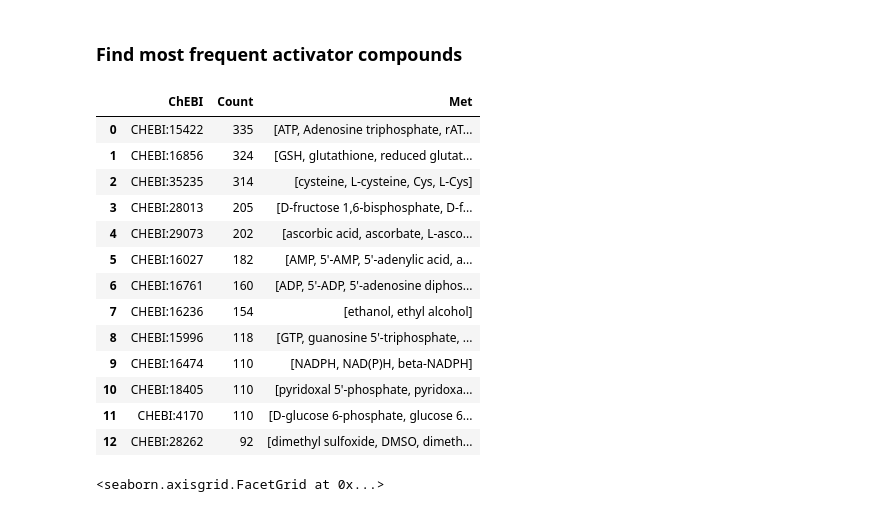
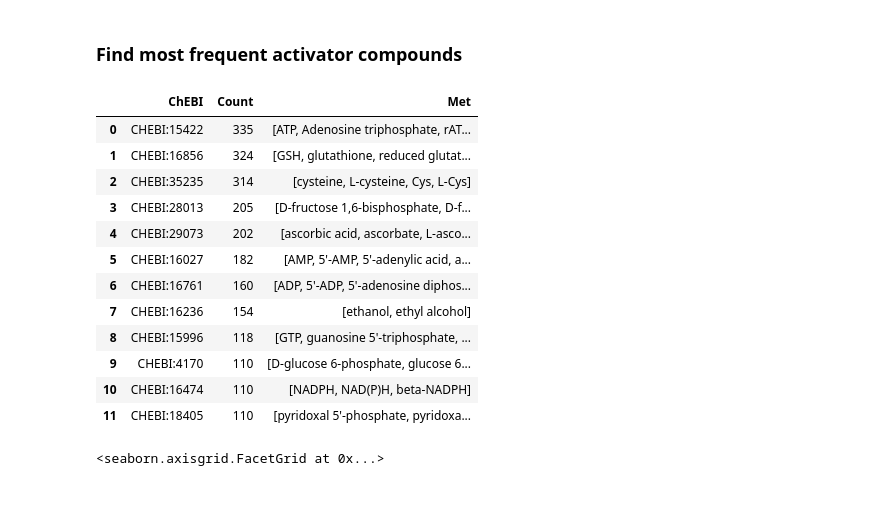
Before and after one commit to elinsroed/predicting-allostery, a Jupyter notebook: analysis/data_analysis/BRENDA_analysis.ipynb, the cells around one changed output. Drawn from its saved outputs; the diff is of its cells as text; code cells hidden in the pictures.

```diff
--- a/analysis/data_analysis/BRENDA_analysis.ipynb
+++ b/analysis/data_analysis/BRENDA_analysis.ipynb
@@ -42,24 +42,25 @@ inhibitions_u =  len(df_unique.query('Mode == "-"'))
 top_activators = df_chebi.query('Mode == "+"')['ChEBI'].value_counts().to_frame().reset_index()
 top_activators.columns = ['ChEBI', 'Count']
 top_activators['Met'] = top_activators['ChEBI'].map(mets_dict)
-# %%
-#Show the top ten activators
-top_activators.head(13)
-# %% [output]
-|  | ChEBI | Count | Met |
-| 0 | CHEBI:15422 | 335 | [ATP, Adenosine triphosphate, rAT... |
-| 1 | CHEBI:16856 | 324 | [GSH, glutathione, reduced glutat... |
-| 2 | CHEBI:35235 | 314 | [cysteine, L-cysteine, Cys, L-Cys] |
-| 3 | CHEBI:28013 | 205 | [D-fructose 1,6-bisphosphate, D-f... |
-| 4 | CHEBI:29073 | 202 | [ascorbic acid, ascorbate, L-asco... |
-| 5 | CHEBI:16027 | 182 | [AMP, 5'-AMP, 5'-adenylic acid, a... |
-| 6 | CHEBI:16761 | 160 | [ADP, 5'-ADP, 5'-adenosine diphos... |
-| 7 | CHEBI:16236 | 154 | [ethanol, ethyl alcohol] |
-| 8 | CHEBI:15996 | 118 | [GTP, guanosine 5'-triphosphate, ... |
-| 9 | CHEBI:16474 | 110 | [NADPH, NAD(P)H, beta-NADPH] |
-| 10 | CHEBI:18405 | 110 | [pyridoxal 5'-phosphate, pyridoxa... |
-| 11 | CHEBI:4170 | 110 | [D-glucose 6-phosphate, glucose 6... |
-| 12 | CHEBI:28262 | 92 | [dimethyl sulfoxide, DMSO, dimeth... |
+# %%
+#Show the top 12 activators
+#The last three metabolites have the same count, the 10th most frequent activator described in the thesis
+#was chosen out of interest
+top_activators.head(12)
+# %% [output]
+|  | ChEBI | Count | Met |
+| 0 | CHEBI:15422 | 335 | [ATP, Adenosine triphosphate, rAT... |
+| 1 | CHEBI:16856 | 324 | [GSH, glutathione, reduced glutat... |
+| 2 | CHEBI:35235 | 314 | [cysteine, L-cysteine, Cys, L-Cys] |
+| 3 | CHEBI:28013 | 205 | [D-fructose 1,6-bisphosphate, D-f... |
+| 4 | CHEBI:29073 | 202 | [ascorbic acid, ascorbate, L-asco... |
+| 5 | CHEBI:16027 | 182 | [AMP, 5'-AMP, 5'-adenylic acid, a... |
+| 6 | CHEBI:16761 | 160 | [ADP, 5'-ADP, 5'-adenosine diphos... |
+| 7 | CHEBI:16236 | 154 | [ethanol, ethyl alcohol] |
+| 8 | CHEBI:15996 | 118 | [GTP, guanosine 5'-triphosphate, ... |
+| 9 | CHEBI:4170 | 110 | [D-glucose 6-phosphate, glucose 6... |
+| 10 | CHEBI:16474 | 110 | [NADPH, NAD(P)H, beta-NADPH] |
+| 11 | CHEBI:18405 | 110 | [pyridoxal 5'-phosphate, pyridoxa... |
 # %%
 #Plot frequency distribution of activators
 ax = sns.displot(data=top_activators, x='Count', kind='hist', height=6, aspect=1.4, bins=30, log_scale=[False, True], color='darkgreen')
```
Also changed, not shown: parts of 10 cells of this notebook.
